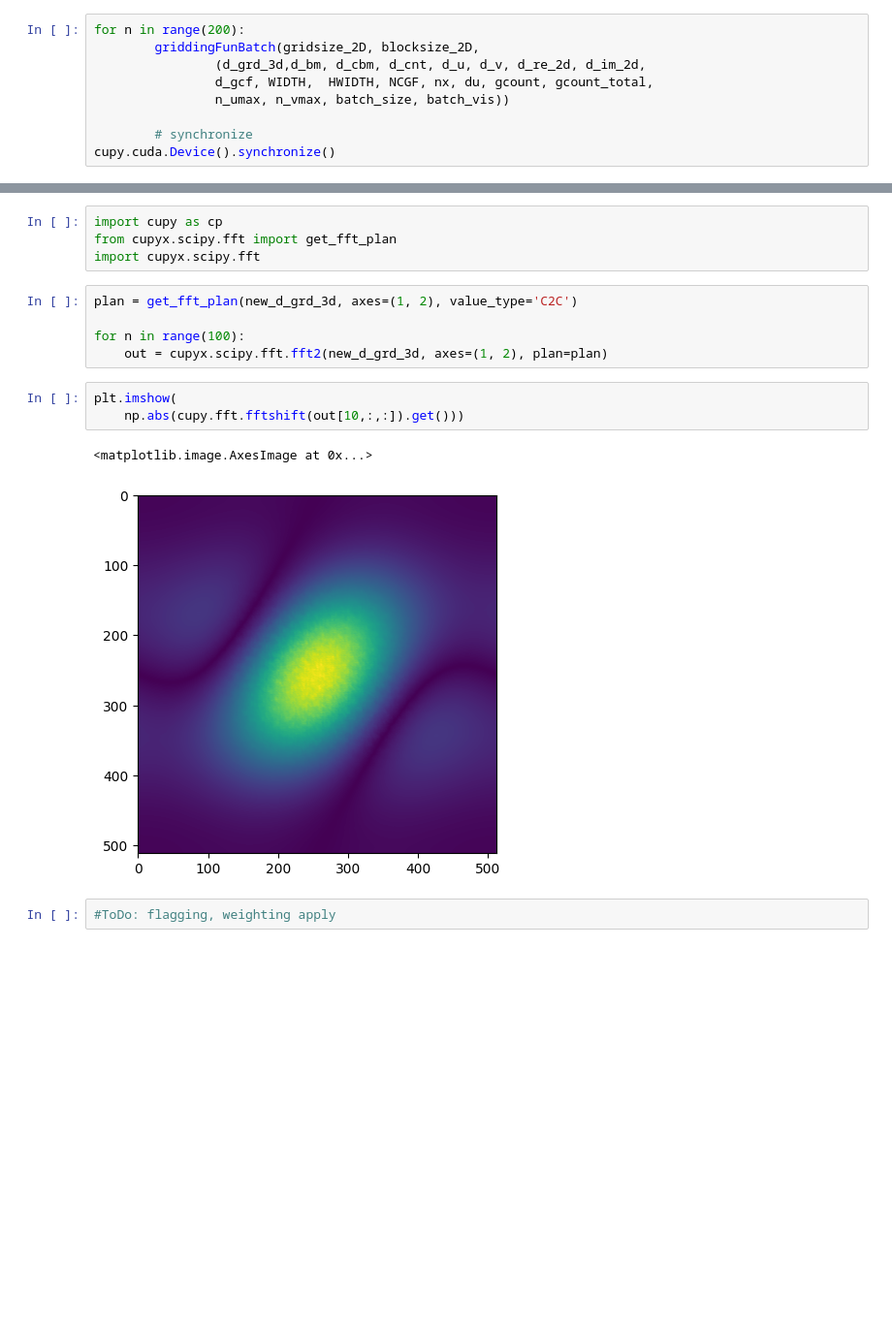
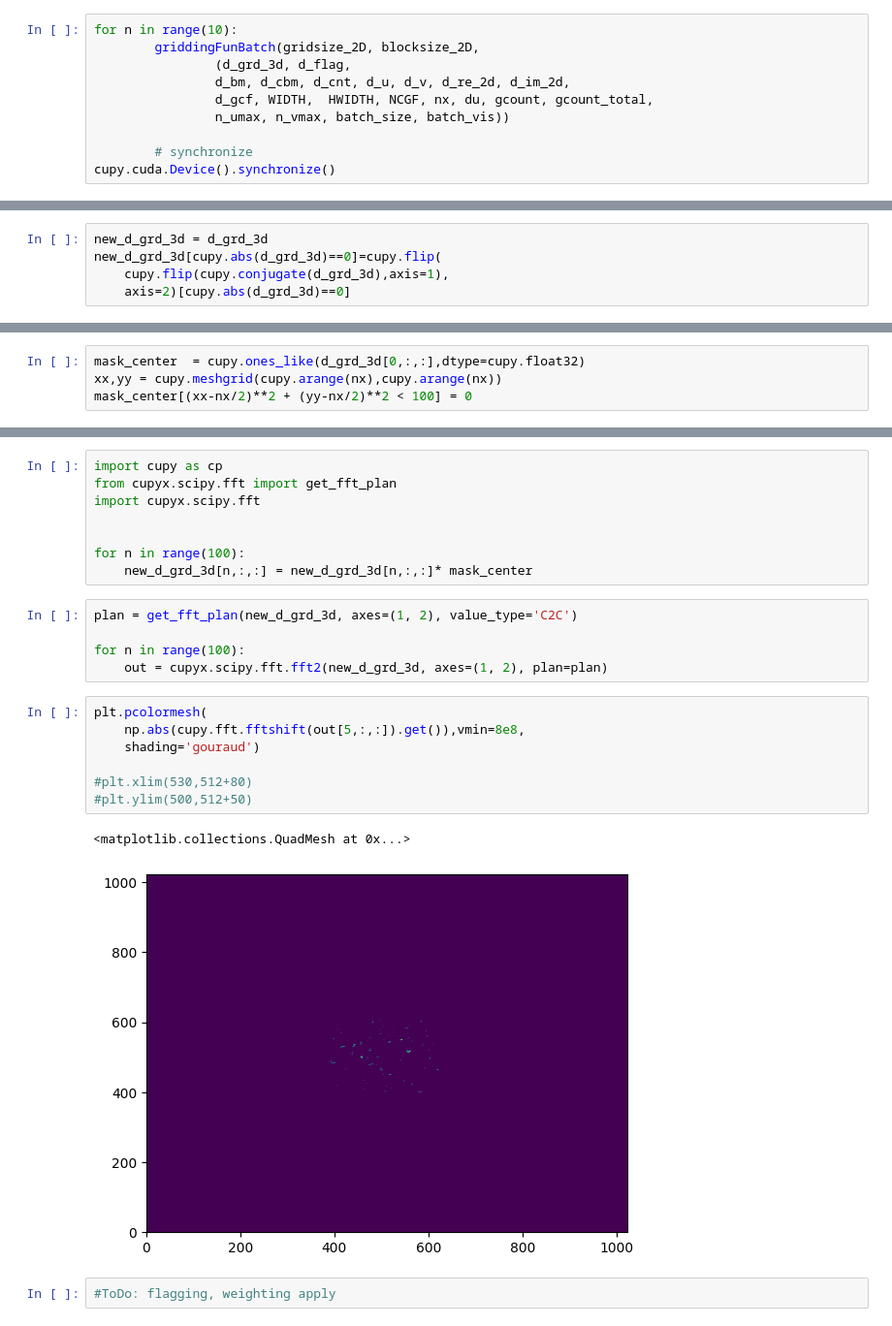
Before and after one commit to peijin94/FastMediumWell, a Jupyter notebook: griddingTest.ipynb, the cells around one changed output, grey strips where cells are left out. Shown at 97% size. Cells and saved outputs as stored; diff of their text form; blank space fills up the shorter version.

Commit message:
first image

```diff
--- a/griddingTest.ipynb
+++ b/griddingTest.ipynb
@@ -179,7 +178,8 @@ batch_vis
 # %%
-for n in range(200):
+for n in range(10):
         griddingFunBatch(gridsize_2D, blocksize_2D,
-                (d_grd_3d,d_bm, d_cbm, d_cnt, d_u, d_v, d_re_2d, d_im_2d,
+                (d_grd_3d, d_flag,
+                d_bm, d_cbm, d_cnt, d_u, d_v, d_re_2d, d_im_2d,
                 d_gcf, WIDTH,  HWIDTH, NCGF, nx, du, gcount, gcount_total,
                 n_umax, n_vmax, batch_size, batch_vis))
 
@@ -196 +192,6 @@ d_grd_3d.shape
+# %%
+new_d_grd_3d = d_grd_3d
+new_d_grd_3d[cupy.abs(d_grd_3d)==0]=cupy.flip(
+    cupy.flip(cupy.conjugate(d_grd_3d),axis=1),
+    axis=2)[cupy.abs(d_grd_3d)==0]
 # %%
@@ -200,0 +202,4 @@ plt.imshow(np.abs(new_d_grd_3d[0,:,:]).get(),vmax=1e8)
+# %%
+mask_center  = cupy.ones_like(d_grd_3d[0,:,:],dtype=cupy.float32)
+xx,yy = cupy.meshgrid(cupy.arange(nx),cupy.arange(nx))
+mask_center[(xx-nx/2)**2 + (yy-nx/2)**2 < 100] = 0
@@ -202,16 +212,24 @@ plt.imshow(np.abs(new_d_grd_3d[0,:,:]).get(),vmax=1e8)
 import cupy as cp
 from cupyx.scipy.fft import get_fft_plan
 import cupyx.scipy.fft
+
+
+for n in range(100):
+    new_d_grd_3d[n,:,:] = new_d_grd_3d[n,:,:]* mask_center
 # %%
 plan = get_fft_plan(new_d_grd_3d, axes=(1, 2), value_type='C2C')
 
 for n in range(100):
     out = cupyx.scipy.fft.fft2(new_d_grd_3d, axes=(1, 2), plan=plan)
 # %%
-plt.imshow(
-    np.abs(cupy.fft.fftshift(out[10,:,:]).get()))
+plt.pcolormesh(
+    np.abs(cupy.fft.fftshift(out[5,:,:]).get()),vmin=8e8,
+    shading='gouraud')
+
+#plt.xlim(530,512+80)
+#plt.ylim(500,512+50)
 # %% [output]
-<matplotlib.image.AxesImage at 0x...>
+<matplotlib.collections.QuadMesh at 0x...>
-[figure, old version]
+[figure, new version]
 # %%
 #ToDo: flagging, weighting apply
```
Also changed, not shown: parts of 13 cells of this notebook, 1 other file.
